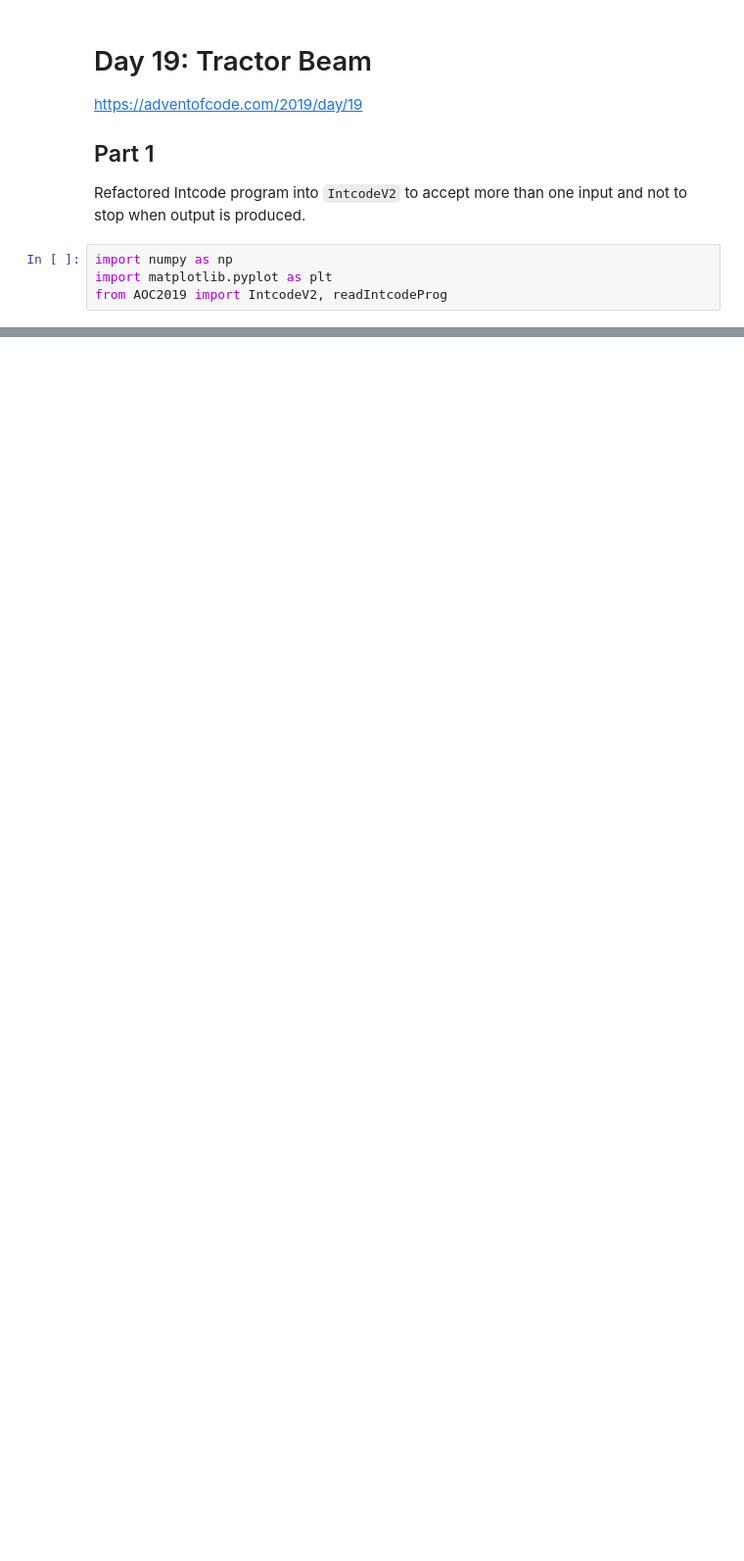
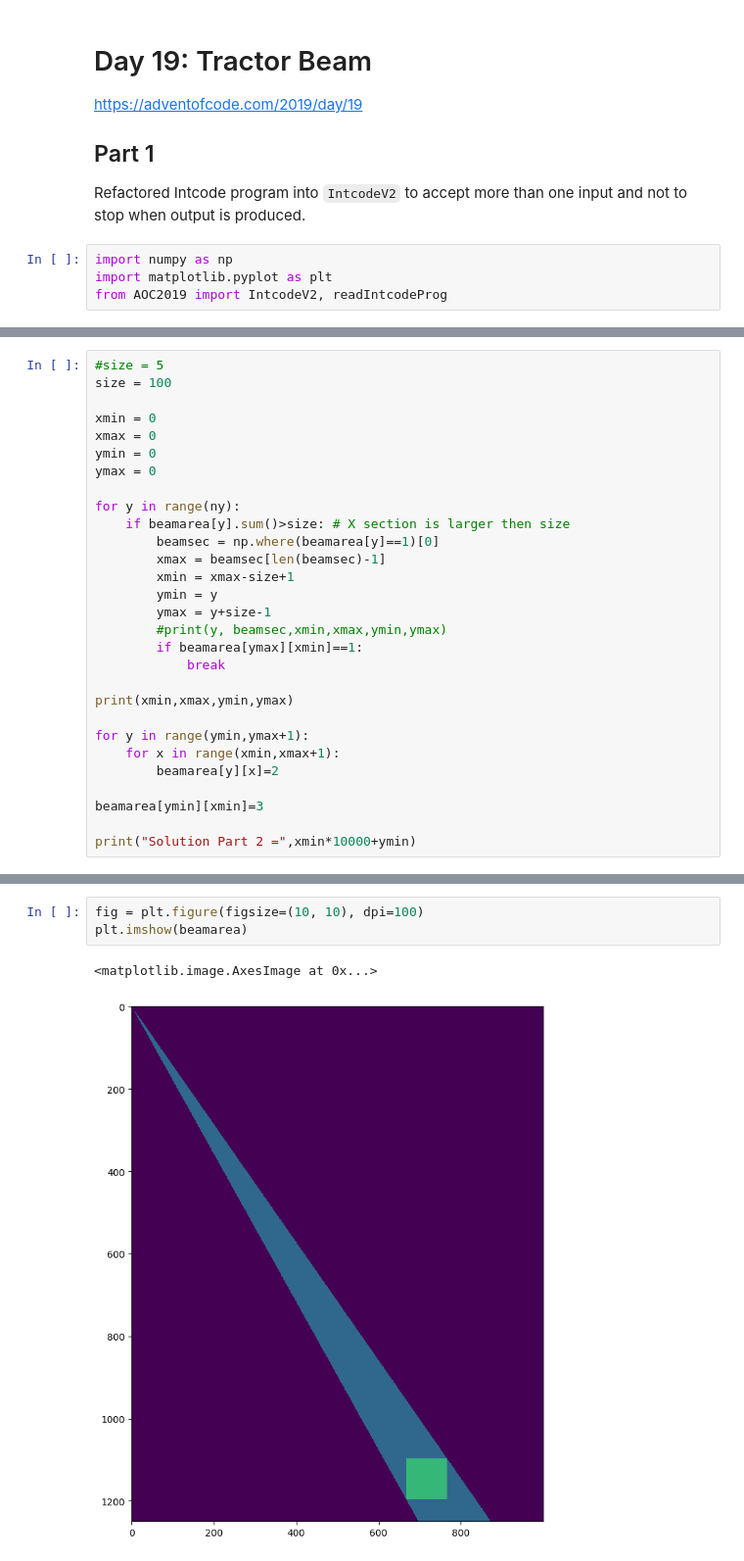
Before and after one commit to marcodelmastro/AdventOfCode2019, a Jupyter notebook: Day 19.ipynb, the cells around one changed output, grey strips where cells are left out. Shown: that part at 98% size. Saved outputs shown, nothing was run; the diff lists cells and outputs as text; blank space fills up the shorter version.

Commit message:
Day 19 Part 2

```diff
--- a/Day 19.ipynb
+++ b/Day 19.ipynb
@@ -37,0 +127,29 @@ print("Number of points affected by the tractor beam =",int(beam[beam==1].sum())
+# %%
+#size = 5
+size = 100
+
+xmin = 0
+xmax = 0
+ymin = 0
+ymax = 0
+
+for y in range(ny):
+    if beamarea[y].sum()>size: # X section is larger then size
+        beamsec = np.where(beamarea[y]==1)[0]
+        xmax = beamsec[len(beamsec)-1]
+        xmin = xmax-size+1
+        ymin = y
+        ymax = y+size-1
+        #print(y, beamsec,xmin,xmax,ymin,ymax)
+        if beamarea[ymax][xmin]==1:
+            break
+
+print(xmin,xmax,ymin,ymax)
+
+for y in range(ymin,ymax+1):
+    for x in range(xmin,xmax+1):
+        beamarea[y][x]=2
+
+beamarea[ymin][xmin]=3
+
+print("Solution Part 2 =",xmin*10000+ymin)
@@ -37,0 +159,6 @@ print("Number of points affected by the tractor beam =",int(beam[beam==1].sum())
+# %%
+fig = plt.figure(figsize=(10, 10), dpi=100)
+plt.imshow(beamarea)
+# %% [output]
+<matplotlib.image.AxesImage at 0x...>
+[figure, added]
```
Also changed, not shown: parts of 6 cells of this notebook.
